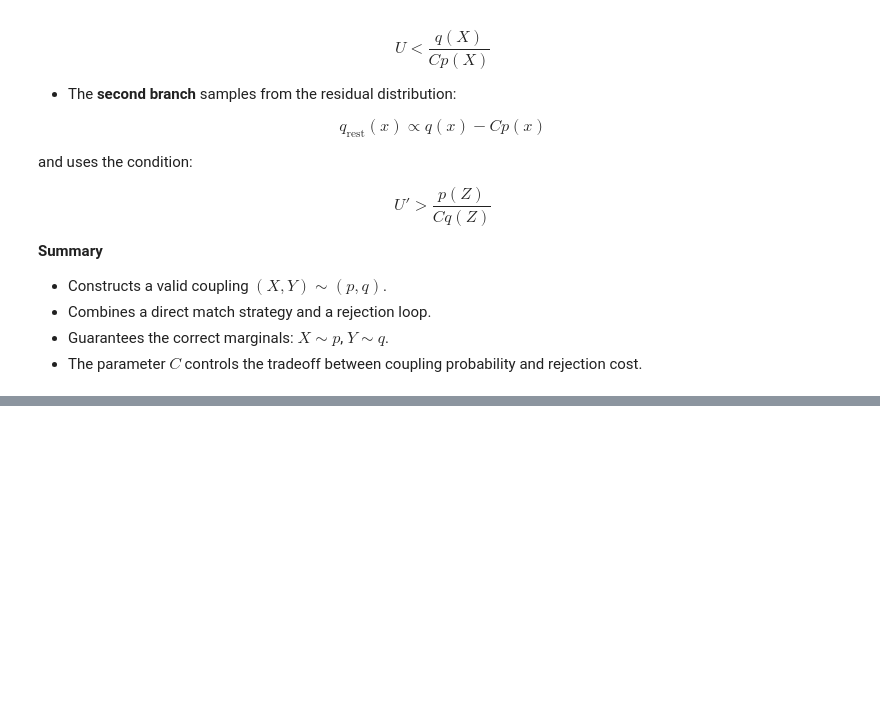
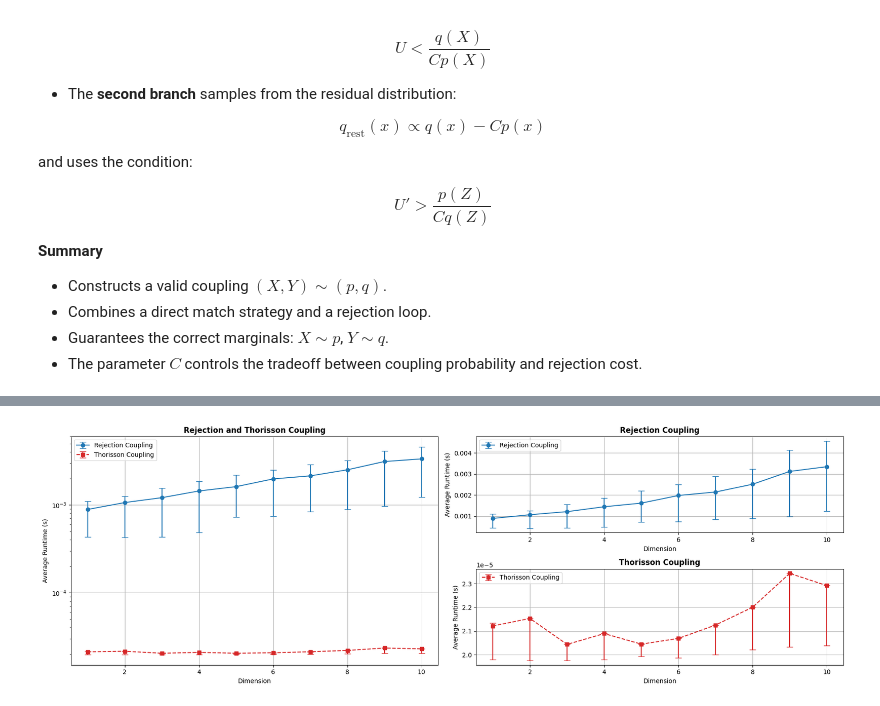
Before and after one commit to pieropls/MCProj-Coupling, a Jupyter notebook: Coupling.ElMamoune.NY.Pelosi.ipynb, the cells around one changed output, grey strips where cells are left out. Cells and saved outputs as stored; diff of their text form; code cells hidden in the pictures; blank space fills up the shorter version.

```diff
--- a/Coupling.ElMamoune.NY.Pelosi.ipynb
+++ b/Coupling.ElMamoune.NY.Pelosi.ipynb
@@ -661,0 +634,4 @@ compare_coupling_methods_time(dim=10)
+# %%
+compare_runtime()
+# %% [output]
+[figure, added]
```
Also changed, not shown: parts of 21 cells of this notebook, 2 other files.
